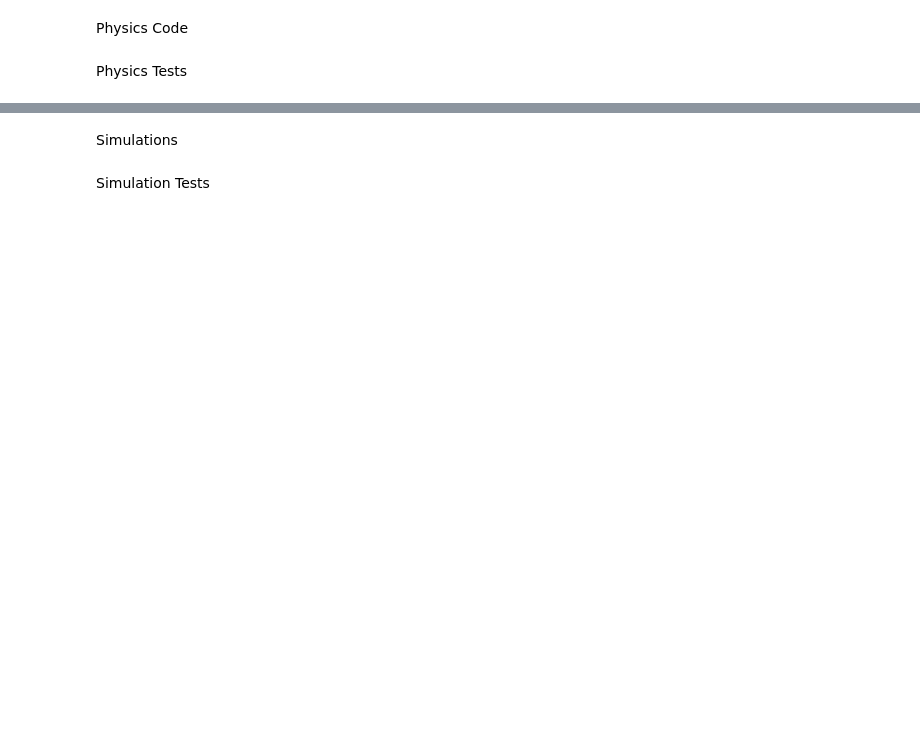
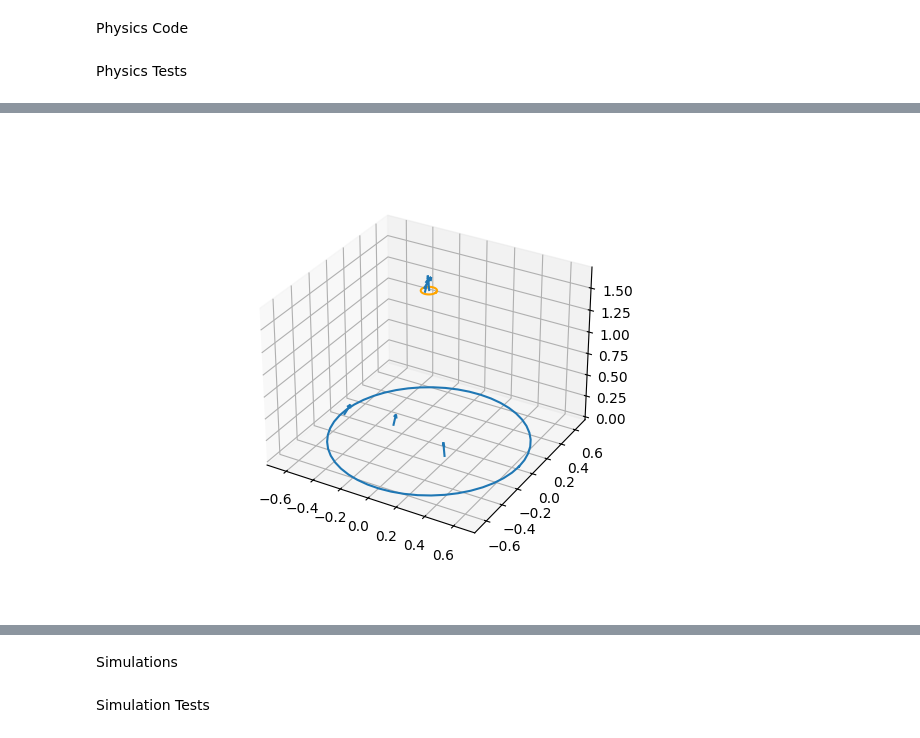
Before and after one commit to deanr02/Rutherford, a Jupyter notebook: mcsim.ipynb, the cells around one changed output, grey strips where cells are left out. Cells and saved outputs as stored; diff of their text form; code cells hidden in the pictures; blank space fills up the shorter version.

```diff
--- a/mcsim.ipynb
+++ b/mcsim.ipynb
@@ -168,0 +241,45 @@ Physics Tests
+# %%
+# Test hitting foil
+alphas = [generate(t) for t in range(10000)]
+
+fig = plt.figure()
+ax1 = fig.add_subplot(projection='3d')
+#ax1.quiver(x[0], x[1], x[2], v[0], v[1], v[2], length=0.00000000005)
+
+v = [[a.v[i] for a in alphas] for i in range(3)]
+x = [[a.x[i] for a in alphas] for i in range(3)]
+
+x0 = [[], [], []]
+v0 = [[], [], []]
+
+xi = [[], [], []]
+vi = [[], [], []]
+
+for a in alphas:
+    for i in range(3):
+        x0[i].append(a.x[i])
+        v0[i].append((a.v[i]))
+    if a.hit(xs_min, d_Au):
+
+        for i in range(3):
+            xi[i].append(a.x[i])
+            vi[i].append((a.v[i]))
+    else:
+        for i in range(3):
+            x0[i].pop()
+            v0[i].pop()
+
+
+t = np.linspace(0, 2*pi)
+cx = np.cos(t)
+cy = np.sin(t)
+
+ax1.plot(cx*d_Pu/2, cy*d_Pu/2,0)
+ax1.plot(cx*d_Au/2, cy*d_Au/2,xs_min, color='orange')
+
+ax1.quiver(x0[0], x0[1], x0[2], v0[0], v0[1], v0[2], length=0.0000000001)
+ax1.quiver(xi[0], xi[1], xi[2], vi[0], vi[1], vi[2], length=0.0000000001)
+
+plt.show()
+# %% [output]
+[figure, added]
```
Also changed, not shown: parts of 19 cells of this notebook, 13 other files.
